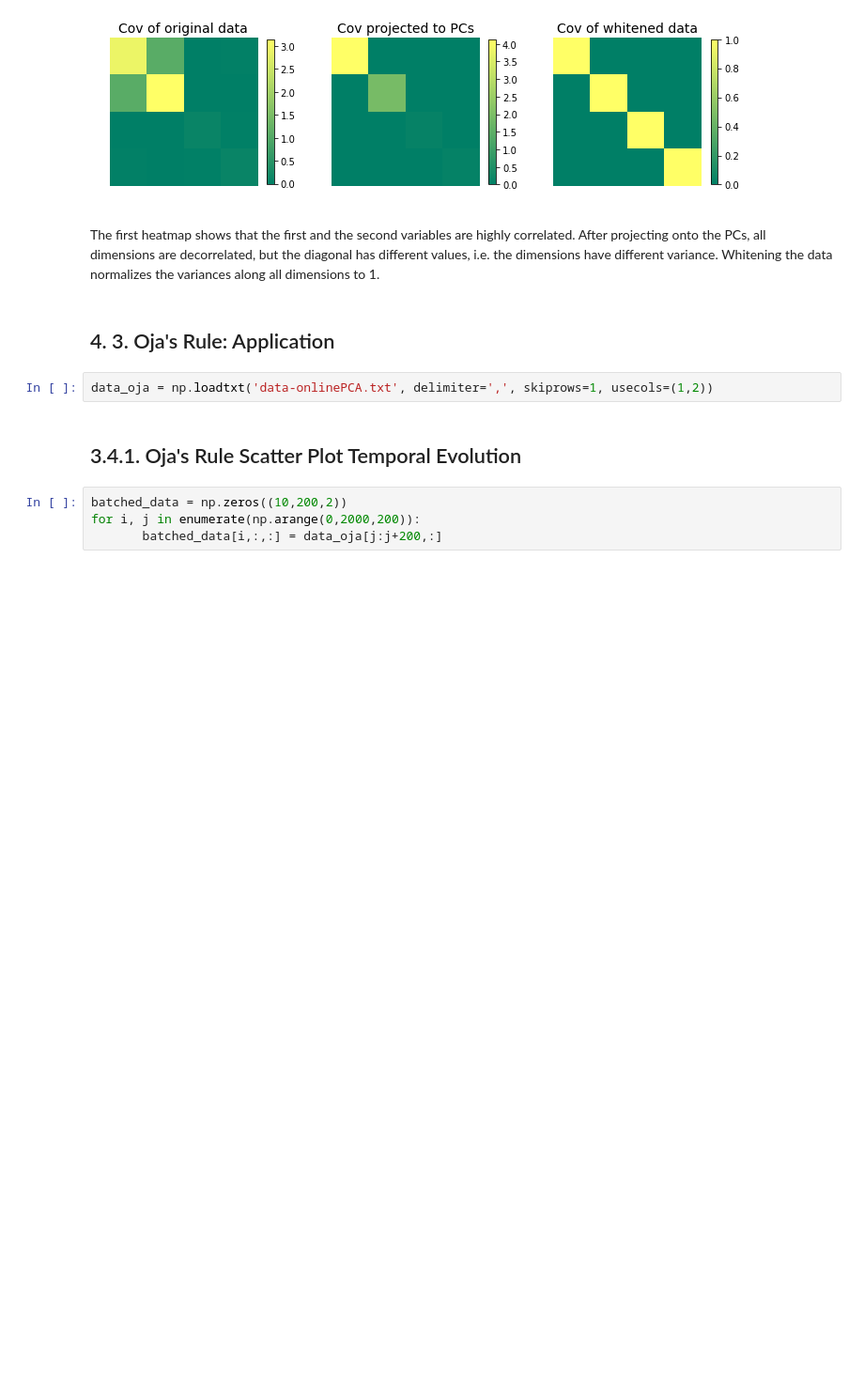
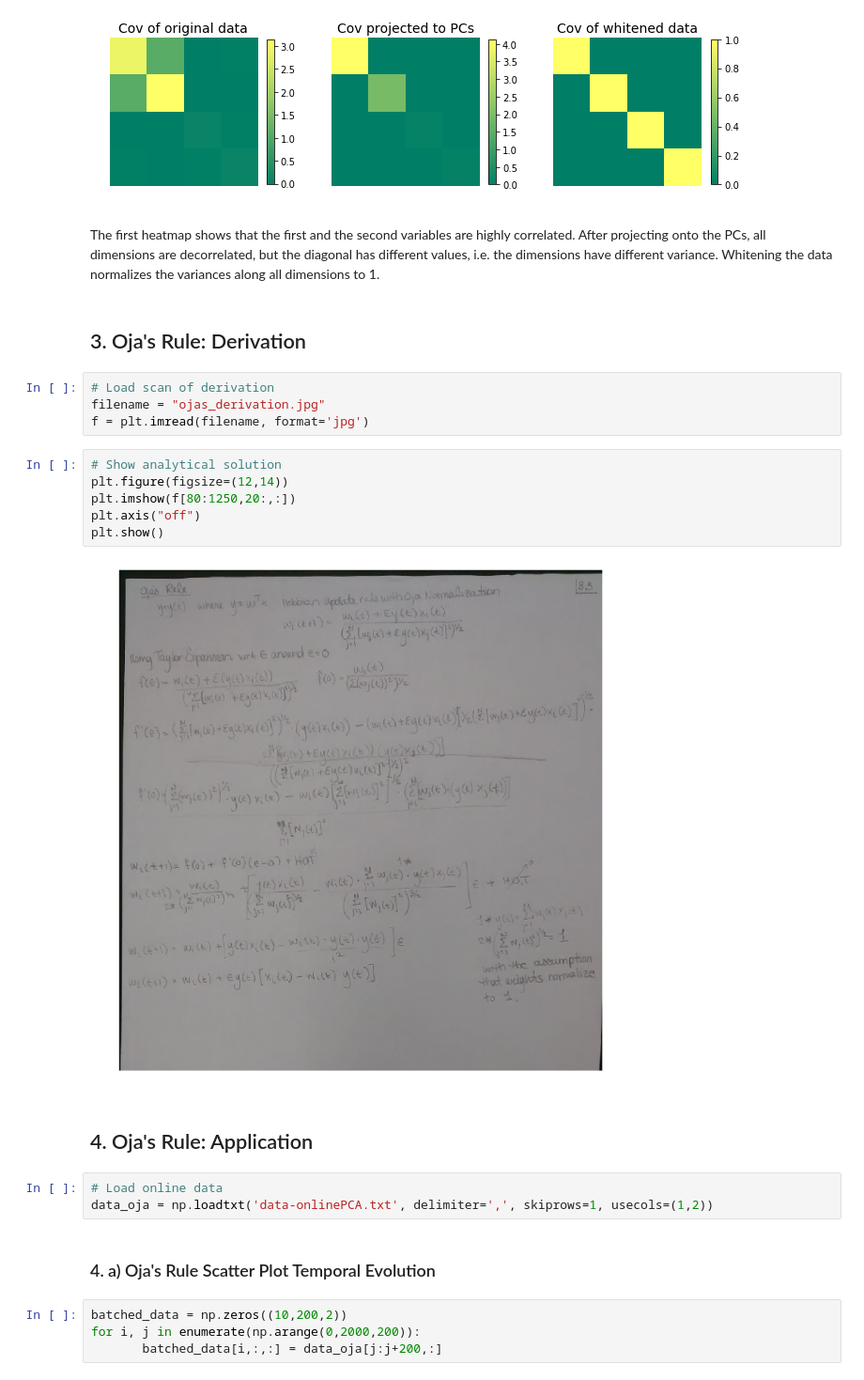
Before and after one commit to psrmx/The_Chantastic4, a Jupyter notebook: PS03/MI2_03_TheChantastic4.ipynb, the cells around one changed output. Shown at 94% size. Saved outputs shown, nothing was run; the diff lists cells and outputs as text; blank space fills up the shorter version.

```diff
--- a/PS03/MI2_03_TheChantastic4.ipynb
+++ b/PS03/MI2_03_TheChantastic4.ipynb
@@ -183,12 +183,27 @@ plt.show()
 [figure]
 # %% [markdown]
 The first heatmap shows that the first and the second variables are highly correlated. After projecting onto the PCs, all dimensions are decorrelated, but the diagonal has different values, i.e. the dimensions have different variance. Whitening the data normalizes the variances along all dimensions to 1.
+# %% [markdown]
+## 3. Oja's Rule: Derivation
+# %%
+# Load scan of derivation
+filename = "ojas_derivation.jpg"
+f = plt.imread(filename, format='jpg')
+# %%
+# Show analytical solution
+plt.figure(figsize=(12,14))
+plt.imshow(f[80:1250,20:,:])
+plt.axis("off")
+plt.show()
+# %% [output]
+[figure, added]
 # %% [markdown]
-## 4. 3. Oja's Rule: Application
+## 4. Oja's Rule: Application
 # %%
+# Load online data
 data_oja = np.loadtxt('data-onlinePCA.txt', delimiter=',', skiprows=1, usecols=(1,2))
 # %% [markdown]
-## 3.4.1. Oja's Rule Scatter Plot Temporal Evolution
+### 4. a) Oja's Rule Scatter Plot Temporal Evolution
 # %%
 batched_data = np.zeros((10,200,2))
 for i, j in enumerate(np.arange(0,2000,200)):
```
Also changed, not shown: parts of 3 cells of this notebook, 2 other files.
